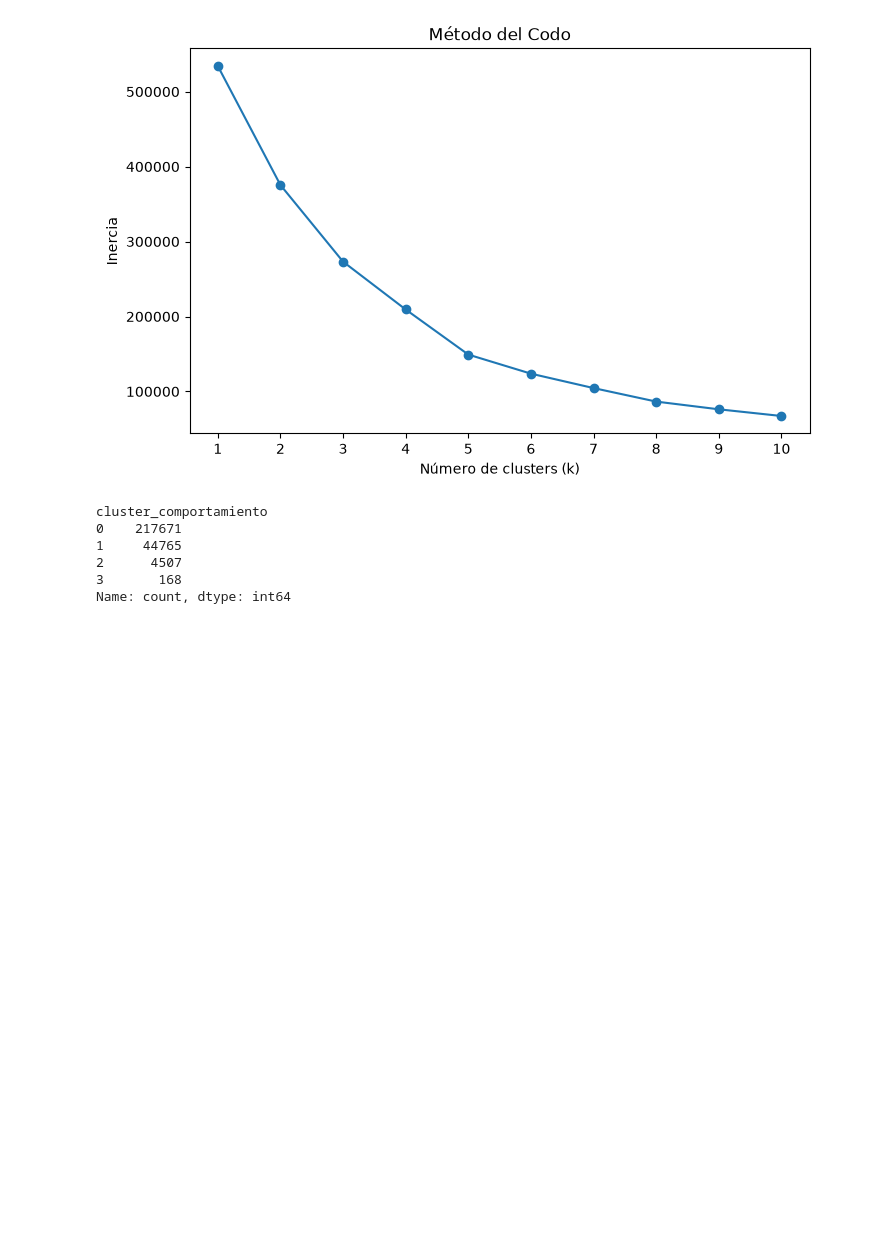
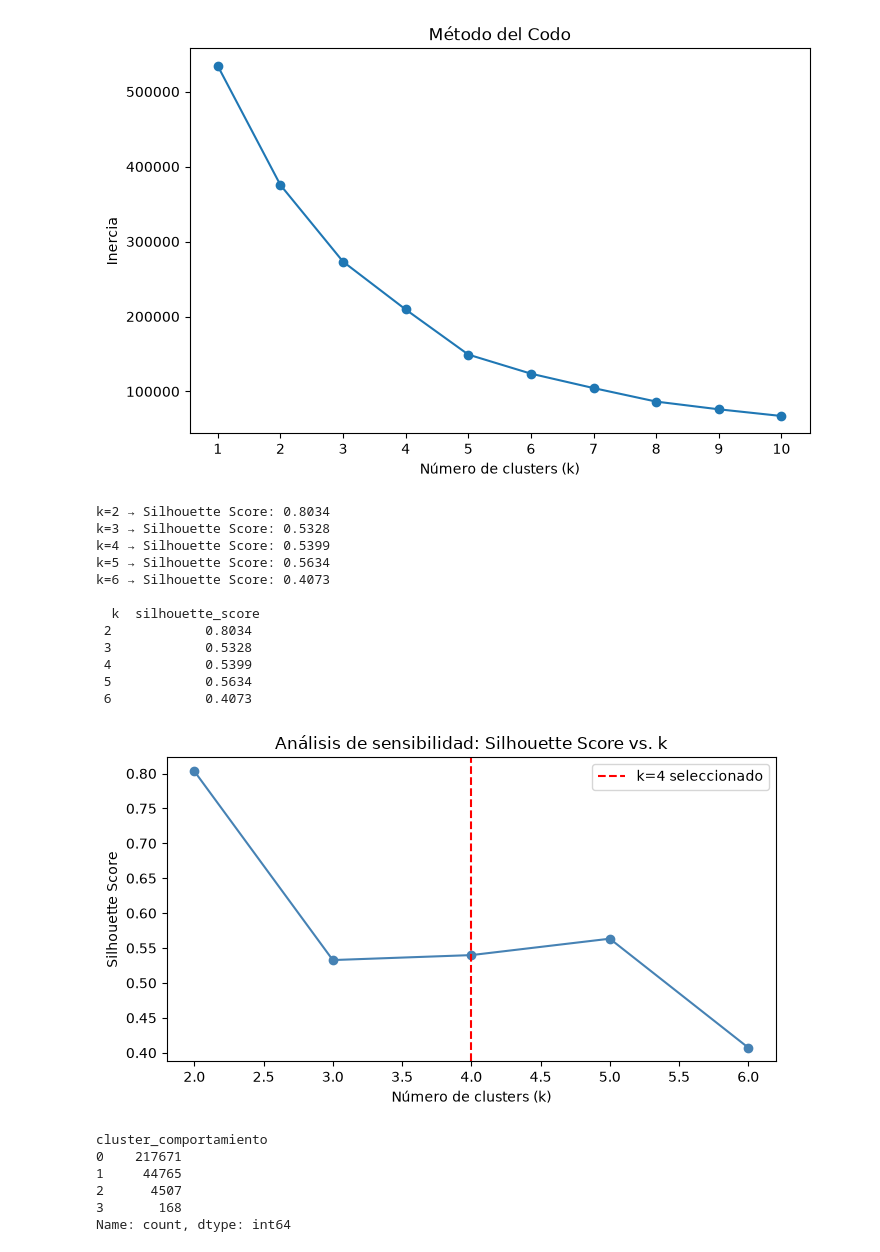
Before and after one commit to maadelim/deteccion-anomalias-contrataciones, a Jupyter notebook: notebooks/01_exploracion.ipynb, the cells around one changed output. Cells and saved outputs as stored; diff of their text form; code cells hidden in the pictures; blank space fills up the shorter version.

Commit message:
Paso 5: análisis de sensibilidad Silhouette k=2..6; Paso 7: tabla comparativa K-Means vs DBSCAN vs Isolation Forest

```diff
--- a/notebooks/01_exploracion.ipynb
+++ b/notebooks/01_exploracion.ipynb
@@ -348,6 +348,53 @@ plt.xticks(rango_k)
 plt.show()
 # %% [output]
 [figure]
+# %%
+# ── Análisis de sensibilidad: Silhouette Score para k=2..6 ──────────────────
+import pandas as pd
+import matplotlib.pyplot as plt
+from sklearn.cluster import KMeans
+from sklearn.metrics import silhouette_score
+
+rango_k = range(2, 7)
+resultados_k = []
+
+for k in rango_k:
+    km = KMeans(n_clusters=k, random_state=42, n_init=10)
+    labels = km.fit_predict(X_comp_scaled)
+    sil = round(silhouette_score(X_scaled, labels, sample_size=10_000, random_state=42), 4)
+    resultados_k.append({"k": k, "silhouette_score": sil})
+    print(f"k={k} → Silhouette Score: {sil}")
+
+df_sensibilidad = pd.DataFrame(resultados_k)
+
+# Tabla
+print("\n", df_sensibilidad.to_string(index=False))
+
+# Gráfico
+fig, ax = plt.subplots(figsize=(7, 4))
+ax.plot(df_sensibilidad["k"], df_sensibilidad["silhouette_score"], marker="o", color="steelblue")
+ax.axvline(x=4, color="red", linestyle="--", label="k=4 seleccionado")
+ax.set_xlabel("Número de clusters (k)")
+ax.set_ylabel("Silhouette Score")
+ax.set_title("Análisis de sensibilidad: Silhouette Score vs. k")
+ax.legend()
+plt.tight_layout()
+plt.savefig("../results/sensibilidad_k.png", dpi=150)
+plt.show()
+# %% [output]
+k=2 → Silhouette Score: 0.8034
+k=3 → Silhouette Score: 0.5328
+k=4 → Silhouette Score: 0.5399
+k=5 → Silhouette Score: 0.5634
+k=6 → Silhouette Score: 0.4073
+
+  k  silhouette_score
+ 2            0.8034
+ 3            0.5328
+ 4            0.5399
+ 5            0.5634
+ 6            0.4073
+[figure, added]
 # %%
 # K-means con las variables de comportamiento, k=4
 kmeans_comp = KMeans(n_clusters=4, random_state=42, n_init=10)
```
Also changed, not shown: parts of 2 cells of this notebook.
